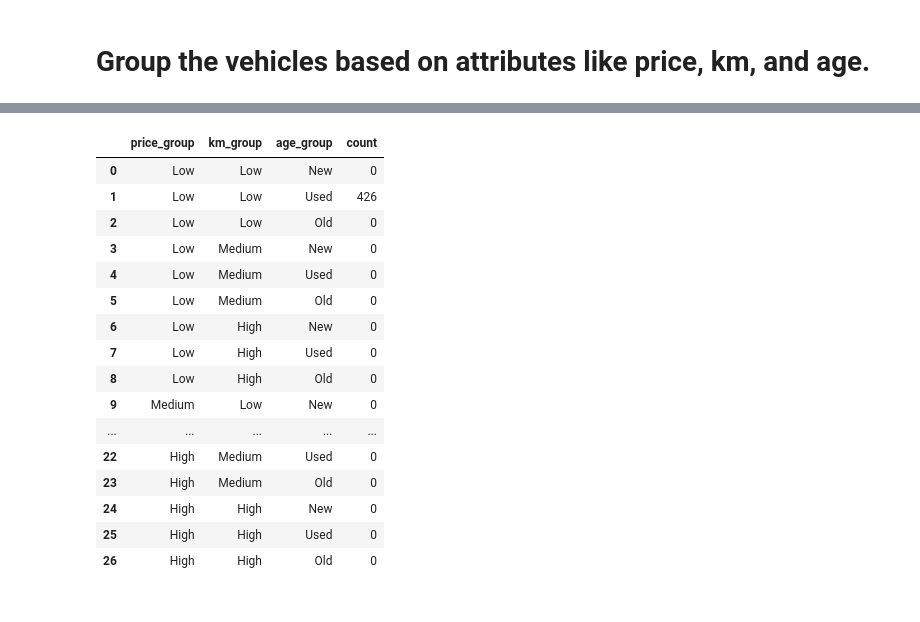
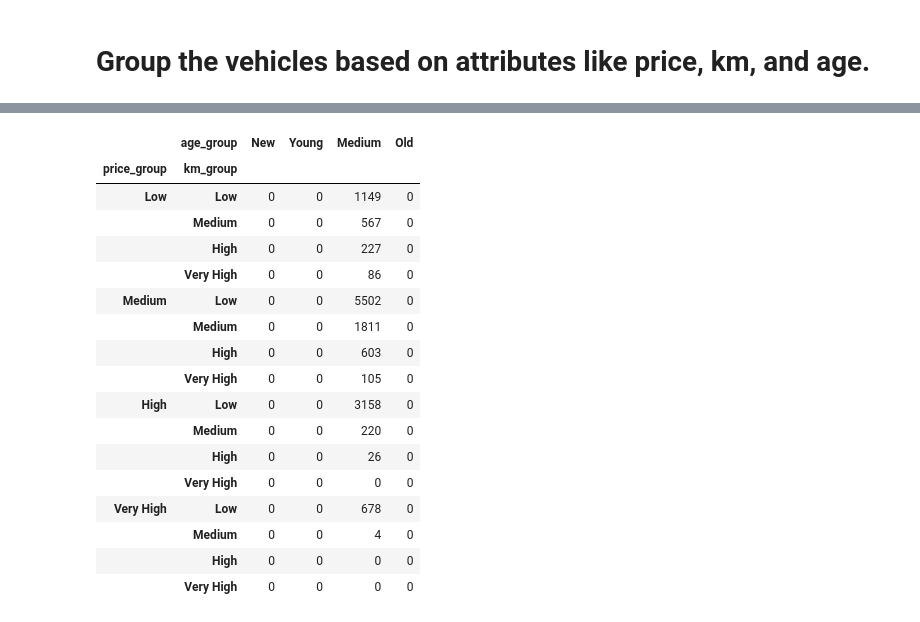
Before and after one commit to BhagyaSri-1806/DataAnalyst, a Jupyter notebook: PROJECT_2_(09_12_2024).ipynb, the cells around one changed output, grey strips where cells are left out. Saved outputs shown, nothing was run; the diff lists cells and outputs as text; code cells hidden in the pictures.

```diff
--- a/PROJECT_2_(09_12_2024).ipynb
+++ b/PROJECT_2_(09_12_2024).ipynb
@@ -569,0 +696,15 @@ print(cleaned_df[['price', 'price_category']])
+# %%
+# prompt: Create categories for cars based on price (e.g., low, mid, high).
+
+import pandas as pd
+
+# Assuming 'data' is your DataFrame
+# Define price thresholds (adjust as needed)
+low_threshold = data['price'].quantile(0.33)
+high_threshold = data['price'].quantile(0.66)
+
+# Create the 'price_category' column
+data['price_category'] = pd.cut(data['price'], bins=[0, low_threshold, high_threshold, data['price'].max()], labels=['low', 'mid', 'high'], include_lowest=True)
+
+# Display the DataFrame with the new 'price_category' column
+data
@@ -672,27 +864,26 @@ Average KM (VAT Deductible): -0.014903466352604079
 # %% [markdown]
 # **Group the vehicles based on attributes like price, km, and age.**
 # %%
-# prompt: Group the vehicles based on attributes like price, km, and age.
+# prompt: give code for Group the vehicles based on attributes like price, km, and age.
 
 # Group vehicles based on price, km, and age categories.
-# Define bins and labels for grouping
-price_bins = [0, 10000, 20000, float('inf')]
-price_labels = ['Low', 'Medium', 'High']
+# Define bins for each attribute (adjust as needed)
+price_bins = [0, 10000, 20000, 30000, float('inf')]
+km_bins = [0, 50000, 100000, 150000, float('inf')]
+age_bins = [0, 2, 5, 10, float('inf')]
 
-km_bins = [0, 50000, 100000, float('inf')]
-km_labels = ['Low', 'Medium', 'High']
-
-age_bins = [0, 3, 10, float('inf')]
-age_labels = ['New', 'Used', 'Old']
-
-# Create new columns for categories
-cleaned_df['price_group'] = pd.cut(cleaned_df['price'], bins=price_bins, labels=price_labels, right=False)
-cleaned_df['km_group'] = pd.cut(cleaned_df['km'], bins=km_bins, labels=km_labels, right=False)
-cleaned_df['age_group'] = pd.cut(cleaned_df['car_age'], bins=age_bins, labels=age_labels, right=False)
+# Create labels for the categories
+price_labels = ['Low', 'Medium', 'High', 'Very High']
+km_labels = ['Low', 'Medium', 'High', 'Very High']
+age_labels = ['New', 'Young', 'Medium', 'Old']
 
 
-# Group by categories and get the size of each group
-grouped_vehicles = cleaned_df.groupby(['price_group', 'km_group', 'age_group']).size().reset_index(name='count')
+data['price_group'] = pd.cut(data['price'], bins=price_bins, labels=price_labels, right=False)
+data['km_group'] = pd.cut(data['km'], bins=km_bins, labels=km_labels, right=False)
+data['age_group'] = pd.cut(data['age'], bins=age_bins, labels=age_labels, right=False)
 
-grouped_vehicles
+# Group the data
+grouped_data = data.groupby(['price_group', 'km_group', 'age_group']).size().unstack(fill_value=0)
+
+grouped_data
 # %% [output]
@@ -699,20 +905,21 @@ grouped_vehicles
-|  | price_group | km_group | age_group | count |
-| 0 | Low | Low | New | 0 |
-| 1 | Low | Low | Used | 426 |
-| 2 | Low | Low | Old | 0 |
-| 3 | Low | Medium | New | 0 |
-| 4 | Low | Medium | Used | 0 |
-| 5 | Low | Medium | Old | 0 |
-| 6 | Low | High | New | 0 |
-| 7 | Low | High | Used | 0 |
-| 8 | Low | High | Old | 0 |
-| 9 | Medium | Low | New | 0 |
-| ... | ... | ... | ... | ... |
-| 22 | High | Medium | Used | 0 |
-| 23 | High | Medium | Old | 0 |
-| 24 | High | High | New | 0 |
-| 25 | High | High | Used | 0 |
-| 26 | High | High | Old | 0 |
+|  | age_group | New | Young | Medium | Old |
+| price_group | km_group |  |  |  |  |
+| Low | Low | 0 | 0 | 1149 | 0 |
+|  | Medium | 0 | 0 | 567 | 0 |
+|  | High | 0 | 0 | 227 | 0 |
+|  | Very High | 0 | 0 | 86 | 0 |
+| Medium | Low | 0 | 0 | 5502 | 0 |
+|  | Medium | 0 | 0 | 1811 | 0 |
+|  | High | 0 | 0 | 603 | 0 |
+|  | Very High | 0 | 0 | 105 | 0 |
+| High | Low | 0 | 0 | 3158 | 0 |
+|  | Medium | 0 | 0 | 220 | 0 |
+|  | High | 0 | 0 | 26 | 0 |
+|  | Very High | 0 | 0 | 0 | 0 |
+| Very High | Low | 0 | 0 | 678 | 0 |
+|  | Medium | 0 | 0 | 4 | 0 |
+|  | High | 0 | 0 | 0 | 0 |
+|  | Very High | 0 | 0 | 0 | 0 |
 # %%
 data
 # %% [output]
```
Also changed, not shown: parts of 35 cells of this notebook.
